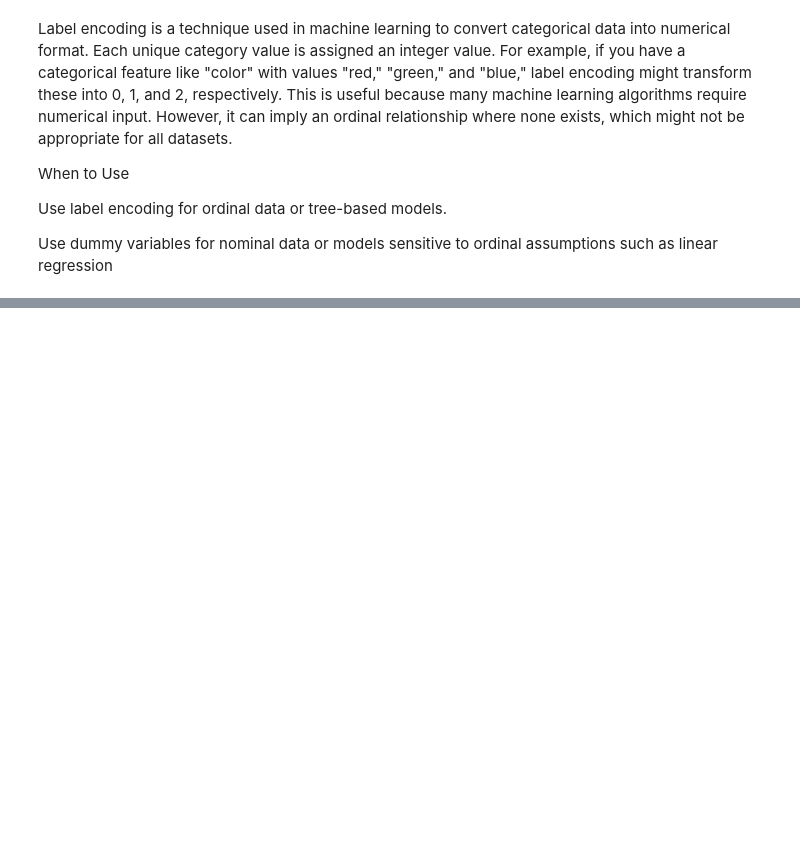
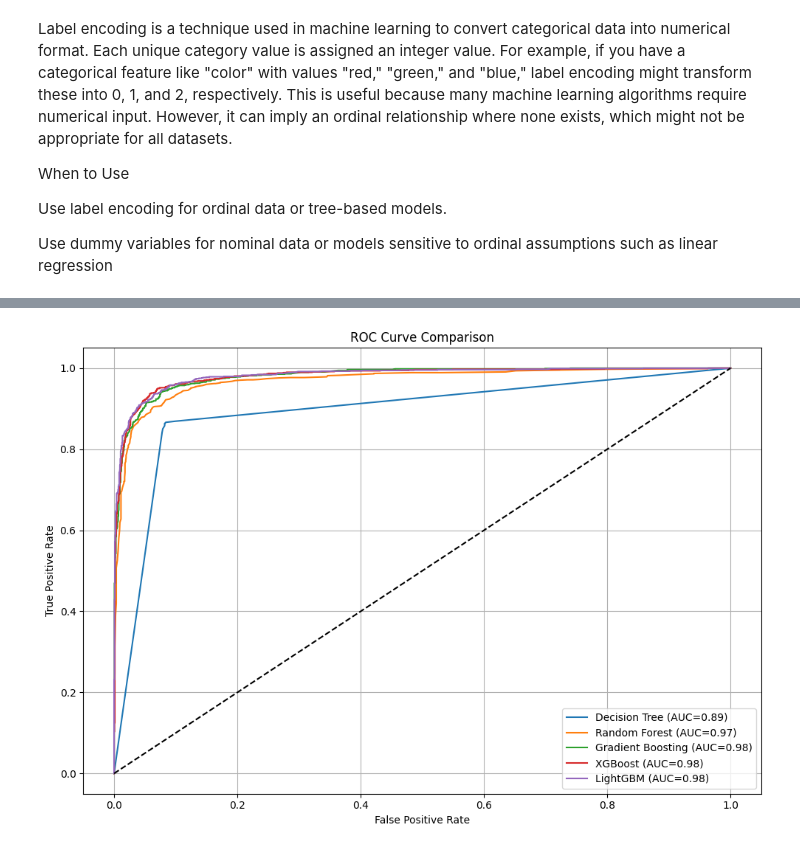
Before and after one commit to innosevda/Data-Science-CRN-20018, a Jupyter notebook: homework5v5.ipynb, the cells around one changed output, grey strips where cells are left out. Drawn from its saved outputs; the diff is of its cells as text; code cells hidden in the pictures; blank space fills up the shorter version.

```diff
--- a/homework5v5.ipynb
+++ b/homework5v5.ipynb
@@ -58,6 +118,20 @@ Use dummy variables for nominal data or models sensitive to ordinal assumptions
 #Q2-(15 pt)Convert categorical variables to numerical with label encoder method .
 #Drop Prospect ID,	Lead Number  and Converted from the input variables and use Converted as target variables.
 #Split data into train and test using 30% of the data
+
+from sklearn.preprocessing import LabelEncoder
+from sklearn.model_selection import train_test_split
+
+X = df.drop(['Prospect ID', 'Lead Number', 'Converted'], axis=1)
+
+y = df['Converted']
+
+le = LabelEncoder()
+for column in X.columns:
+    if X[column].dtype == 'object':
+        X[column] = le.fit_transform(X[column])
+
+X_train, X_test, y_train, y_test = train_test_split(X, y, test_size=0.30, random_state=42)
 # %%
 #Q3(10 pt) Assuming Converted = 1 represents the positive case (i.e., a lead converts into a customer),
 # define what is false positive and false negative in this dataset?
@@ -68,3 +145,66 @@ Use dummy variables for nominal data or models sensitive to ordinal assumptions
 # Report confusion metrics as well for these methods on test  data.
 # Get the AUC score for this methods and draw ROC curve on test  data. .
 #Which methods gave  best performance on test data based on accuracy metric,precison, recall metric and AUC soore?
+# %%
+from sklearn.metrics import accuracy_score, precision_score, recall_score, confusion_matrix, roc_auc_score, roc_curve
+from sklearn.tree import DecisionTreeClassifier
+from sklearn.ensemble import RandomForestClassifier, GradientBoostingClassifier
+import xgboost as xgb
+import lightgbm as lgb
+import matplotlib.pyplot as plt
+
+# Models to evaluate
+models = {
+    'Decision Tree': DecisionTreeClassifier(),
+    'Random Forest': RandomForestClassifier(),
+    'Gradient Boosting': GradientBoostingClassifier(),
+    'XGBoost': xgb.XGBClassifier(eval_metric='logloss'),
+    'LightGBM': lgb.LGBMClassifier()
+}
+
+# Results dictionary
+results = {}
+
+# Plot ROC curve
+plt.figure(figsize=(10, 7))
+
+for name, model in models.items():
+    model.fit(X_train, y_train)
+    y_pred = model.predict(X_test)
+    y_proba = model.predict_proba(X_test)[:, 1]
+
+    acc = accuracy_score(y_test, y_pred)
+    prec = precision_score(y_test, y_pred)
+    rec = recall_score(y_test, y_pred)
+    cm = confusion_matrix(y_test, y_pred)
+    auc = roc_auc_score(y_test, y_proba)
+
+    fpr, tpr, _ = roc_curve(y_test, y_proba)
+    plt.plot(fpr, tpr, label=f"{name} (AUC={auc:.2f})")
+
+    results[name] = {
+        'Accuracy': acc,
+        'Precision': prec,
+        'Recall': rec,
+        'Confusion Matrix': cm,
+        'AUC': auc
+    }
+
+plt.plot([0, 1], [0, 1], 'k--')
+plt.xlabel('False Positive Rate')
+plt.ylabel('True Positive Rate')
+plt.title('ROC Curve Comparison')
+plt.legend()
+plt.grid(True)
+plt.tight_layout()
+plt.show()
+
+for name, metrics in results.items():
+    print(f"\n{name}")
+    print(f"Accuracy: {metrics['Accuracy']:.4f}")
+    print(f"Precision: {metrics['Precision']:.4f}")
+    print(f"Recall: {metrics['Recall']:.4f}")
+    print(f"AUC Score: {metrics['AUC']:.4f}")
+    print("Confusion Matrix:")
+    print(metrics['Confusion Matrix'])
+# %% [output]
@@ -70,0 +220 @@ Use dummy variables for nominal data or models sensitive to ordinal assumptions
+[figure, added]
```
Also changed, not shown: parts of 5 cells of this notebook.
